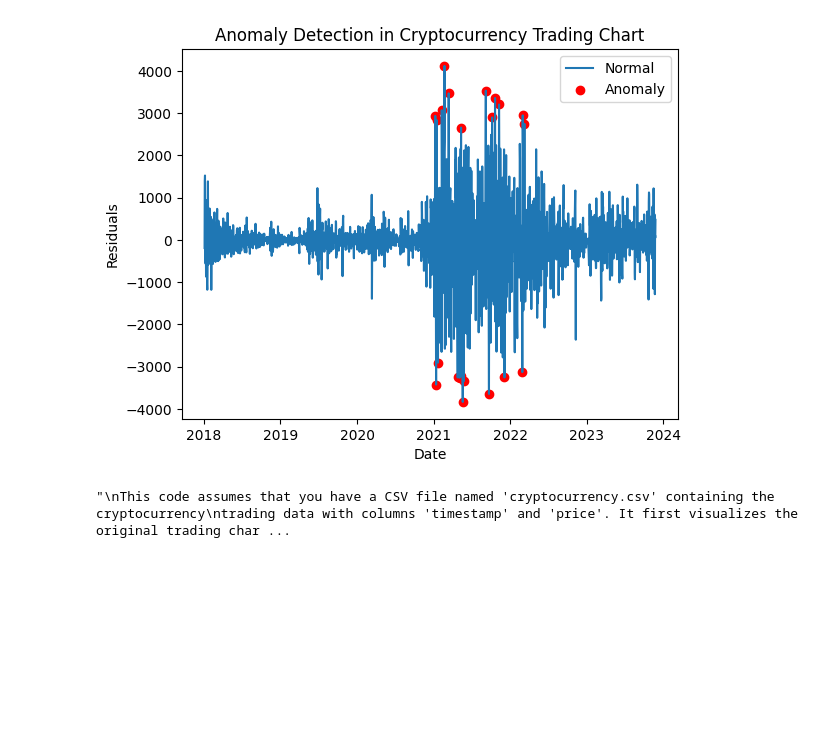
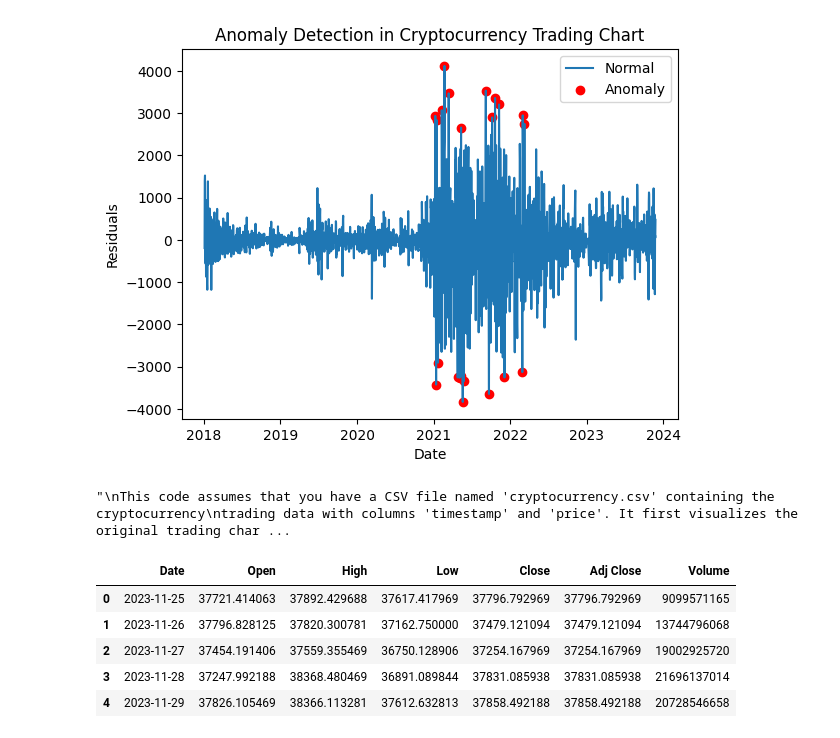
Before and after one commit to oscarlee8787/price_prediction, a Jupyter notebook: notebooks/Anomalies.ipynb, the cells around one changed output. Drawn from its saved outputs; the diff is of its cells as text; code cells hidden in the pictures; blank space fills up the shorter version.

Commit message:
api & dummy pred

```diff
--- a/notebooks/Anomalies.ipynb
+++ b/notebooks/Anomalies.ipynb
@@ -121,0 +124,11 @@ for anomaly detection. Finally, the anomalies are plotted by overlaying the pred
+# %%
+X_data = pd.read_csv('/Users/johannes_macbookpro/code/oscarlee8787/price_prediction/raw_data/BTC-USD_dummy.csv')
+# %%
+X_data
+# %% [output]
+|  | Date | Open | High | Low | Close | Adj Close | Volume |
+| 0 | 2023-11-25 | 37721.414063 | 37892.429688 | 37617.417969 | 37796.792969 | 37796.792969 | 9099571165 |
+| 1 | 2023-11-26 | 37796.828125 | 37820.300781 | 37162.750000 | 37479.121094 | 37479.121094 | 13744796068 |
+| 2 | 2023-11-27 | 37454.191406 | 37559.355469 | 36750.128906 | 37254.167969 | 37254.167969 | 19002925720 |
+| 3 | 2023-11-28 | 37247.992188 | 38368.480469 | 36891.089844 | 37831.085938 | 37831.085938 | 21696137014 |
+| 4 | 2023-11-29 | 37826.105469 | 38366.113281 | 37612.632813 | 37858.492188 | 37858.492188 | 20728546658 |
```
Also changed, not shown: parts of 1 cell of this notebook, 4 other files.
